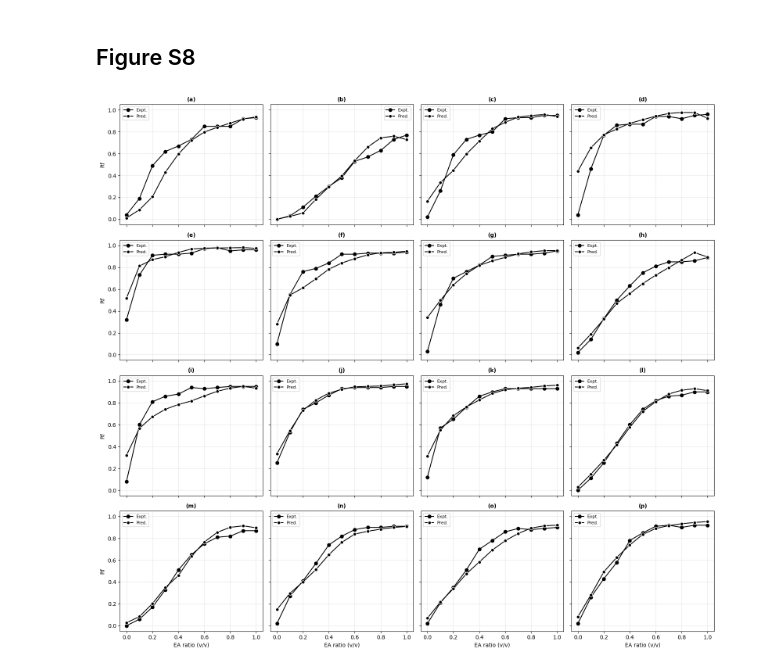
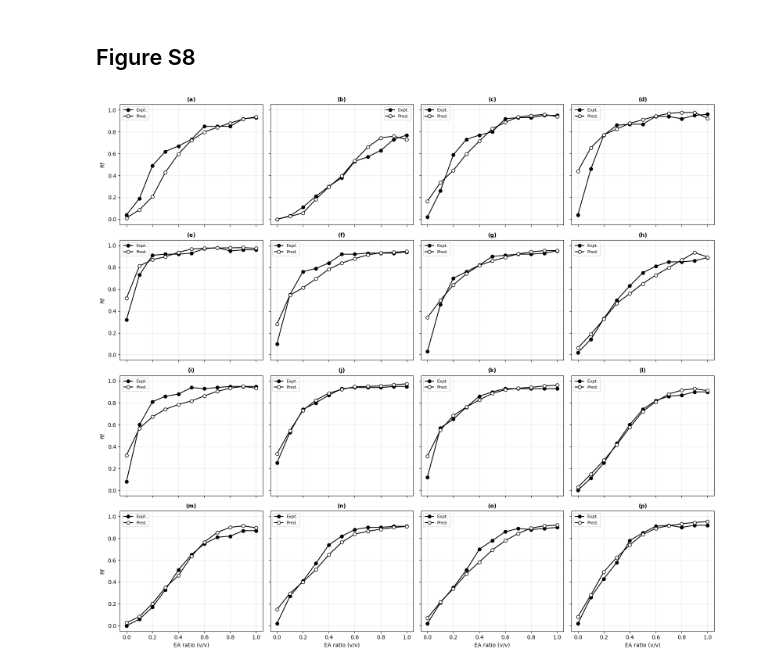
Before and after one commit to ACCA-KU/DTLC, a Jupyter notebook: Predictive_models/model_validation/rf_prediction.ipynb, the cells around one changed output. Cells and saved outputs as stored; diff of their text form; code cells hidden in the pictures.

```diff
--- a/Predictive_models/model_validation/rf_prediction.ipynb
+++ b/Predictive_models/model_validation/rf_prediction.ipynb
@@ -211,38 +211,38 @@ n_rows = int(np.ceil(n_mol / n_cols))
 
 #
 labels = list(string.ascii_lowercase)
 
 fig, axes = plt.subplots(n_rows, n_cols, figsize=(4 * n_cols, 3.6 * n_rows), sharex=True, sharey=True)
 axes = np.array(axes).reshape(-1)
 
 for idx, (ax, smi) in enumerate(zip(axes, molecules)):
     sub = result[result['Smiles'] == smi].sort_values('ratio2')
-    ea_ratio = sub['ratio2']  # 0 ~ 1 범위 분율값 사용
+    ea_ratio = sub['ratio2']
 
     ax.plot(ea_ratio, sub['Rf'], 'o-', color='black', label='Expt.')
-    ax.plot(ea_ratio, sub['BLI_GAT_Rf'], 'o-', color='black', markeredgecolor='none', label='Pred.')
+    ax.plot(ea_ratio, sub['BLI_GAT_Rf'], 'o-', color='black', markerfacecolor='white', label='Pred.')
 
-    # 제목을 (a), (b), (c)... 형식으로 설정 (MAE도 포함하고 싶다면 주석 해제)
+
     ax.set_title(f'({labels[idx]})', fontsize=10, fontweight='bold')
-    # ax.set_title(f'({labels[idx]})\nMAE = {mae:.3f}', fontsize=9)
+
 
     ax.set_xlim(-0.05, 1.05)
     ax.set_ylim(-0.05, 1.05)
-    ax.set_xticks(np.arange(0, 1.1, 0.2))  # 0.0, 0.2, 0.4 ... 간격으로 설정
+    ax.set_xticks(np.arange(0, 1.1, 0.2))
     ax.grid(alpha=0.3)
     ax.legend(fontsize=8, loc='best')
 
-# 남는 빈 서브플롯 숨기기
+
 for ax in axes[n_mol:]:
     ax.axis('off')
 
-# 축 라벨 설정
+#
 for ax in axes[(n_rows - 1) * n_cols:]:
     ax.set_xlabel('EA ratio (v/v)')
 for ax in axes[::n_cols]:
     ax.set_ylabel('Rf')
 
 plt.tight_layout()
 plt.show()
 # %% [output]
-[figure, old version]
+[figure, new version]
```
Also changed, not shown: parts of 1 cell of this notebook.
